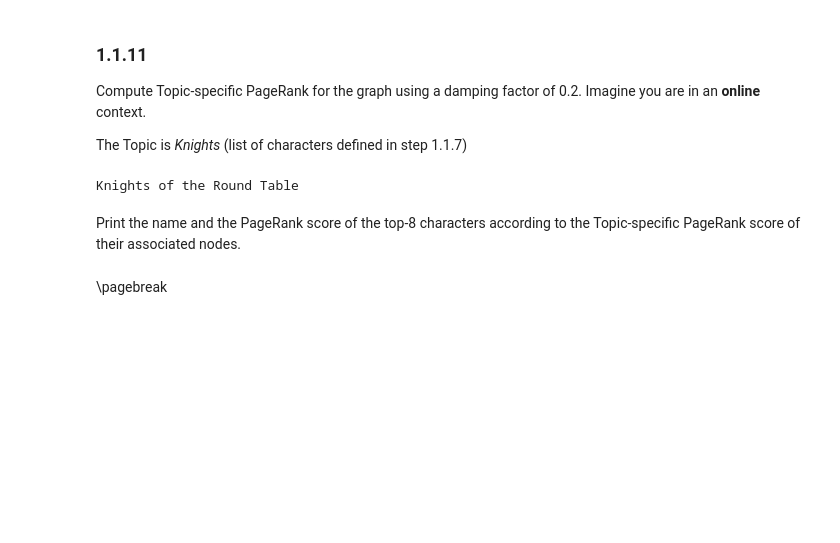
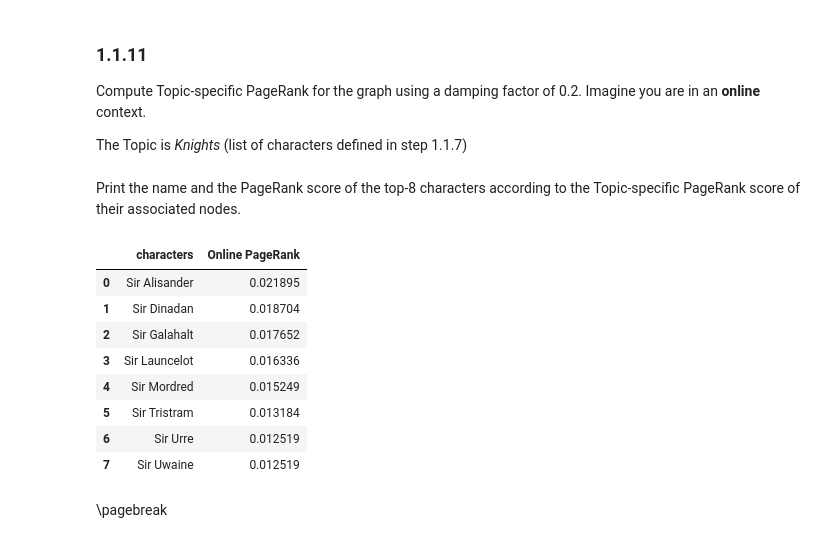
Before and after one commit to Ciambelle-Ciociare/ADM_Homework_2, a Jupyter notebook: DMT2023_HW2.ipynb, the cells around one changed output. Drawn from its saved outputs; the diff is of its cells as text; code cells hidden in the pictures; blank space fills up the shorter version.

```diff
--- a/DMT2023_HW2.ipynb
+++ b/DMT2023_HW2.ipynb
@@ -705,9 +703,9 @@ The Topic is *Knights* (list of characters defined in step 1.1.7)
 # %%
 #YOUR CODE STARTS HERE#
 
+pageranks_2 = np.array(pageranks)
 
-
-
+online_pr = np.average(pageranks_2, axis = 0)
 
 
 
@@ -723,8 +721,6 @@ The Topic is *Knights* (list of characters defined in step 1.1.7)
 
 #YOUR CODE ENDS HERE#
 #THIS IS LINE 20#
-# %% [output]
-Knights of the Round Table
 # %% [markdown]
 Print the name and the PageRank score of the top-8 characters according to the Topic-specific PageRank score of their associated nodes.
 
@@ -743,3 +728,24 @@ Print the name and the PageRank score of the top-8 characters according to the T
+# %%
+#YOUR CODE STARTS HERE#
+sorted_pr = sorted([(i,online_pr[i]) for i in range(len(online_pr))], key = lambda x: x[1], reverse = True)[0:8]
+ind, val =zip(*sorted_pr)
+names = [map_char[i] for i in ind]
+
+top_k_data_ts = pd.DataFrame({'characters': names, 'Online PageRank': list(val)})
+top_k_data_ts
+
+#YOUR CODE ENDS HERE#
+#THIS IS LINE 10#
+# %% [output]
+|  | characters | Online PageRank |
+| 0 | Sir Alisander | 0.021895 |
+| 1 | Sir Dinadan | 0.018704 |
+| 2 | Sir Galahalt | 0.017652 |
+| 3 | Sir Launcelot | 0.016336 |
+| 4 | Sir Mordred | 0.015249 |
+| 5 | Sir Tristram | 0.013184 |
+| 6 | Sir Urre | 0.012519 |
+| 7 | Sir Uwaine | 0.012519 |
 # %% [markdown]
 <div style="page-break-after: always; visibility: hidden">
 \pagebreak
```
Also changed, not shown: parts of 10 cells of this notebook.
